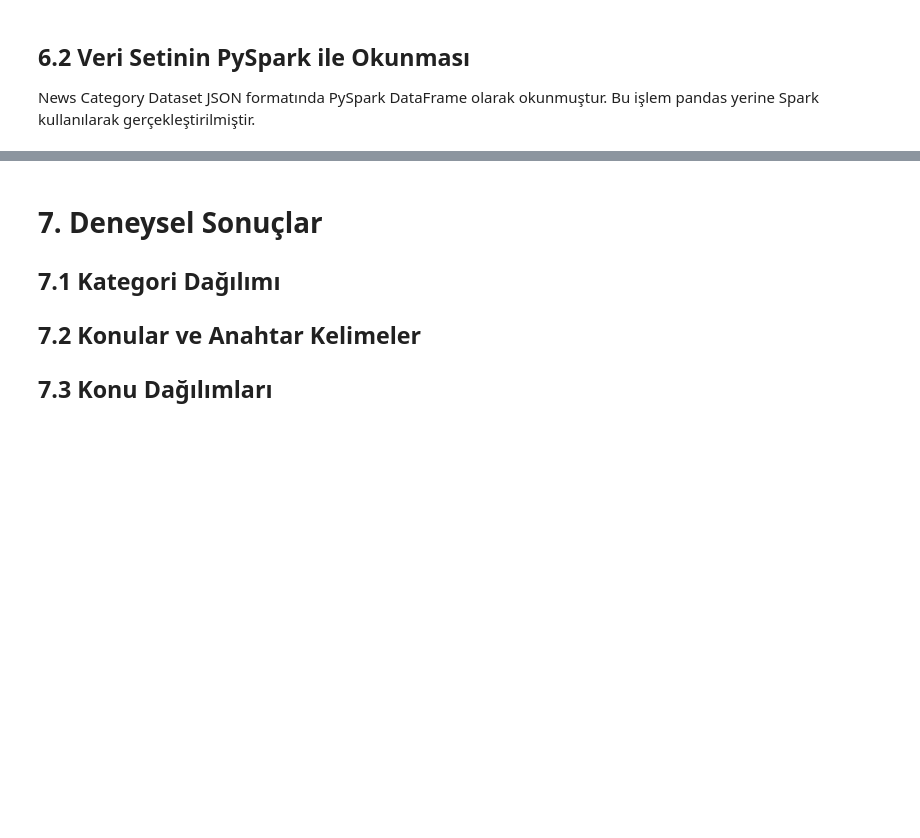
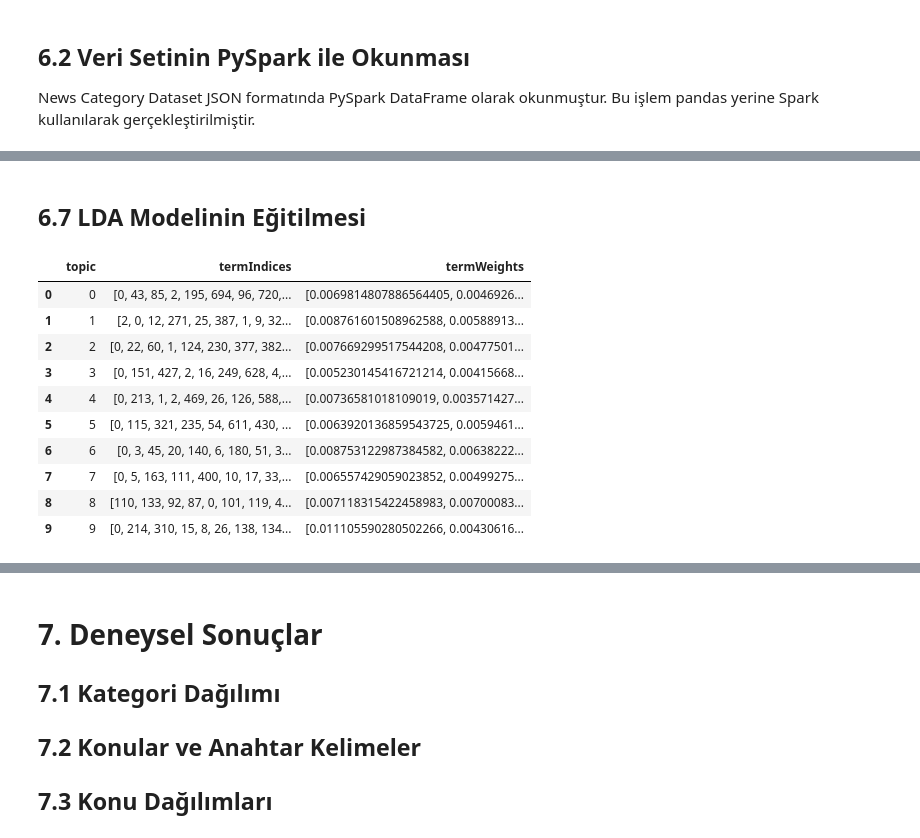
Before and after one commit to gndzegemen/big-data-final-project, a Jupyter notebook: Final Project.ipynb, the cells around one changed output, grey strips where cells are left out. Saved outputs shown, nothing was run; the diff lists cells and outputs as text; code cells hidden in the pictures; blank space fills up the shorter version.

```diff
--- a/Final Project.ipynb
+++ b/Final Project.ipynb
@@ -153,0 +315,28 @@ df_selected.limit(5).toPandas()
+# %%
+from pyspark.ml.feature import CountVectorizer, IDF
+
+cv = CountVectorizer(
+    inputCol="filtered_tokens",
+    outputCol="raw_features",
+    vocabSize=5000,
+    minDF=5
+)
+
+cv_model = cv.fit(df_filtered)
+
+df_cv = cv_model.transform(df_filtered)
+
+idf = IDF(
+    inputCol="raw_features",
+    outputCol="features"
+)
+
+idf_model = idf.fit(df_cv)
+
+df_tfidf = idf_model.transform(df_cv)
+
+df_tfidf.select(
+    "category",
+    "filtered_tokens",
+    "features"
+).limit(5).toPandas()
@@ -153,0 +350,29 @@ df_selected.limit(5).toPandas()
+# %% [markdown]
+## 6.7 LDA Modelinin Eğitilmesi
+# %%
+from pyspark.ml.clustering import LDA
+
+lda = LDA(
+    k=10,
+    maxIter=10,
+    featuresCol="features",
+    seed=42
+)
+
+lda_model = lda.fit(df_tfidf)
+
+topics = lda_model.describeTopics(10)
+
+topics.toPandas()
+# %% [output]
+|  | topic | termIndices | termWeights |
+| 0 | 0 | [0, 43, 85, 2, 195, 694, 96, 720,... | [0.0069814807886564405, 0.0046926... |
+| 1 | 1 | [2, 0, 12, 271, 25, 387, 1, 9, 32... | [0.008761601508962588, 0.00588913... |
+| 2 | 2 | [0, 22, 60, 1, 124, 230, 377, 382... | [0.007669299517544208, 0.00477501... |
+| 3 | 3 | [0, 151, 427, 2, 16, 249, 628, 4,... | [0.005230145416721214, 0.00415668... |
+| 4 | 4 | [0, 213, 1, 2, 469, 26, 126, 588,... | [0.00736581018109019, 0.003571427... |
+| 5 | 5 | [0, 115, 321, 235, 54, 611, 430, ... | [0.0063920136859543725, 0.0059461... |
+| 6 | 6 | [0, 3, 45, 20, 140, 6, 180, 51, 3... | [0.008753122987384582, 0.00638222... |
+| 7 | 7 | [0, 5, 163, 111, 400, 10, 17, 33,... | [0.006557429059023852, 0.00499275... |
+| 8 | 8 | [110, 133, 92, 87, 0, 101, 119, 4... | [0.007118315422458983, 0.00700083... |
+| 9 | 9 | [0, 214, 310, 15, 8, 26, 138, 134... | [0.011105590280502266, 0.00430616... |
```
Also changed, not shown: parts of 27 cells of this notebook.
